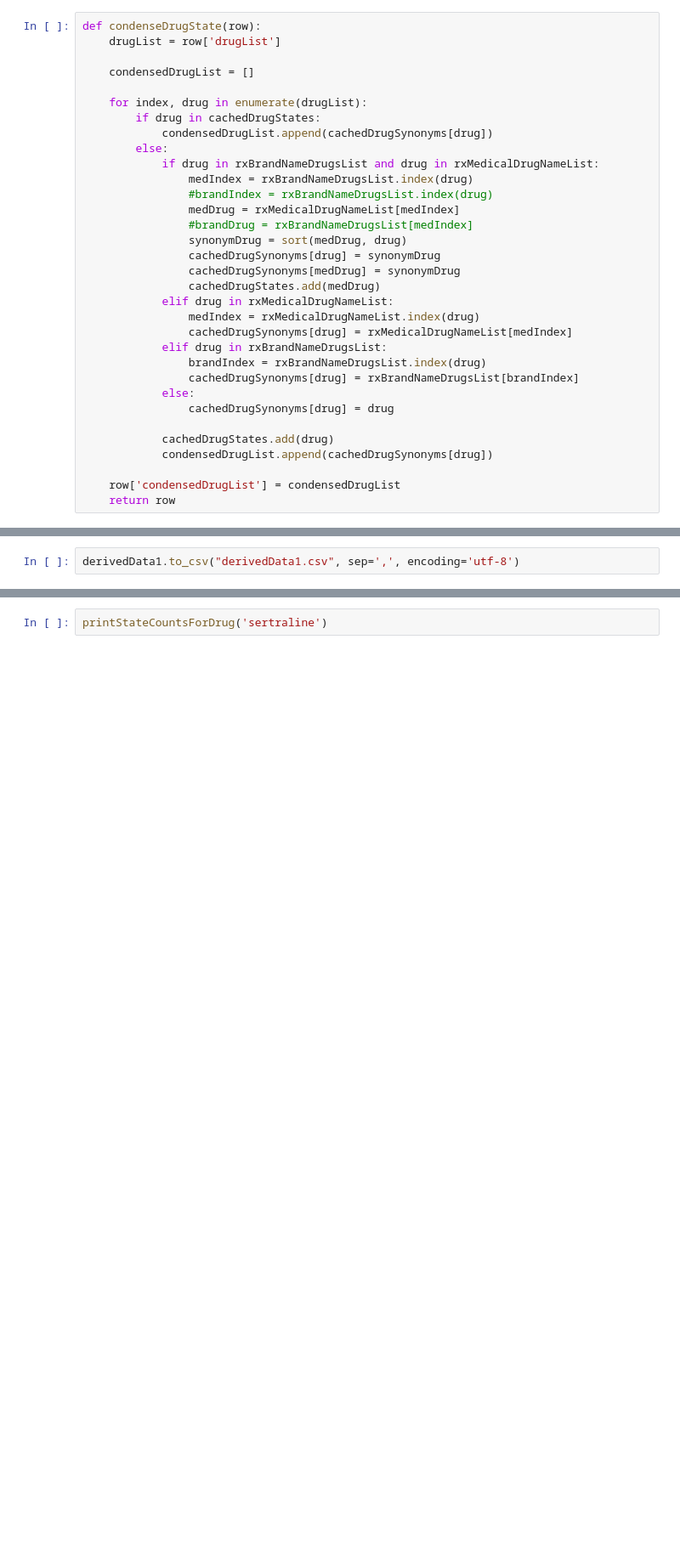
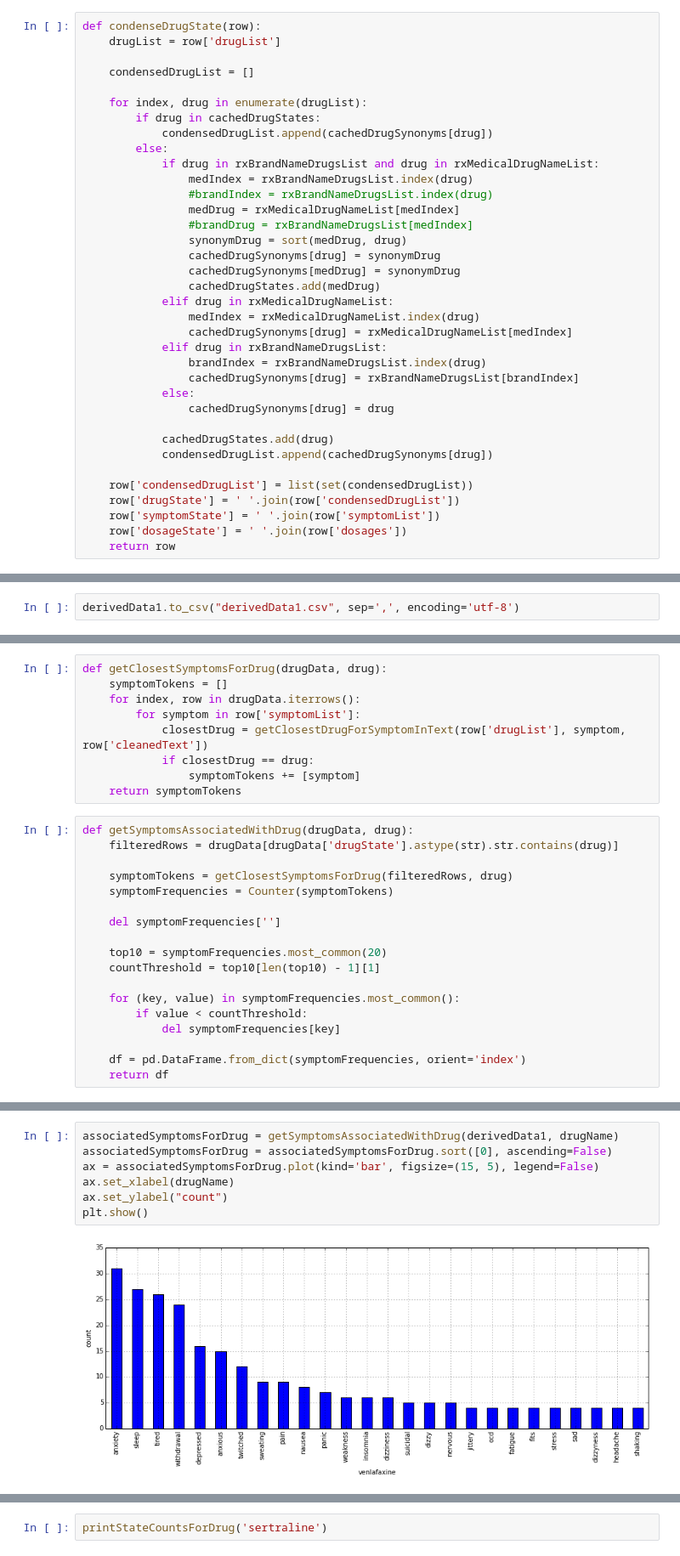
Before and after one commit to jesseyuanchen/depression-forum-research, a Jupyter notebook: Depression Forum Data Exploration.ipynb, the cells around one changed output, grey strips where cells are left out. Shown at 85% size. Drawn from its saved outputs; the diff is of its cells as text; blank space fills up the shorter version.

```diff
--- a/Depression Forum Data Exploration.ipynb
+++ b/Depression Forum Data Exploration.ipynb
@@ -429,7 +432,10 @@ def condenseDrugState(row):
             cachedDrugStates.add(drug)
             condensedDrugList.append(cachedDrugSynonyms[drug])
 
-    row['condensedDrugList'] = condensedDrugList
+    row['condensedDrugList'] = list(set(condensedDrugList))
+    row['drugState'] = ' '.join(row['condensedDrugList'])
+    row['symptomState'] = ' '.join(row['symptomList'])
+    row['dosageState'] = ' '.join(row['dosages'])
     return row
 # %%
 derivedData1 = derivedData.apply(lambda row: condenseDrugState(row), axis=1)
@@ -540 +659,28 @@ with open('allStates.txt', 'w') as f:
+# %%
+def getClosestSymptomsForDrug(drugData, drug):
+    symptomTokens = []
+    for index, row in drugData.iterrows():
+        for symptom in row['symptomList']:
+            closestDrug = getClosestDrugForSymptomInText(row['drugList'], symptom, row['cleanedText'])
+            if closestDrug == drug:
+                symptomTokens += [symptom]
+    return symptomTokens
+# %%
+def getSymptomsAssociatedWithDrug(drugData, drug):
+    filteredRows = drugData[drugData['drugState'].astype(str).str.contains(drug)]
+
+    symptomTokens = getClosestSymptomsForDrug(filteredRows, drug)
+    symptomFrequencies = Counter(symptomTokens)
+
+    del symptomFrequencies['']
+
+    top10 = symptomFrequencies.most_common(20)
+    countThreshold = top10[len(top10) - 1][1]
+
+    for (key, value) in symptomFrequencies.most_common():
+        if value < countThreshold:
+            del symptomFrequencies[key]
+
+    df = pd.DataFrame.from_dict(symptomFrequencies, orient='index')
+    return df
 # %%
@@ -543,0 +701,9 @@ cachedDrugSynonyms['sertraline']
+# %%
+associatedSymptomsForDrug = getSymptomsAssociatedWithDrug(derivedData1, drugName)
+associatedSymptomsForDrug = associatedSymptomsForDrug.sort([0], ascending=False)
+ax = associatedSymptomsForDrug.plot(kind='bar', figsize=(15, 5), legend=False)
+ax.set_xlabel(drugName)
+ax.set_ylabel("count")
+plt.show()
+# %% [output]
+[figure, added]
```
Also changed, not shown: parts of 27 cells of this notebook, 23 other files.
